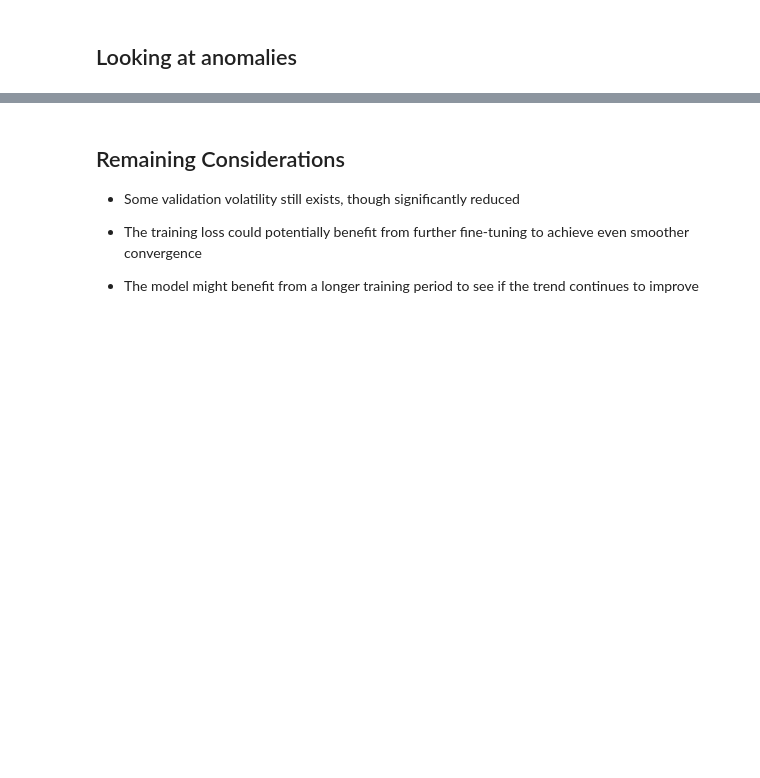
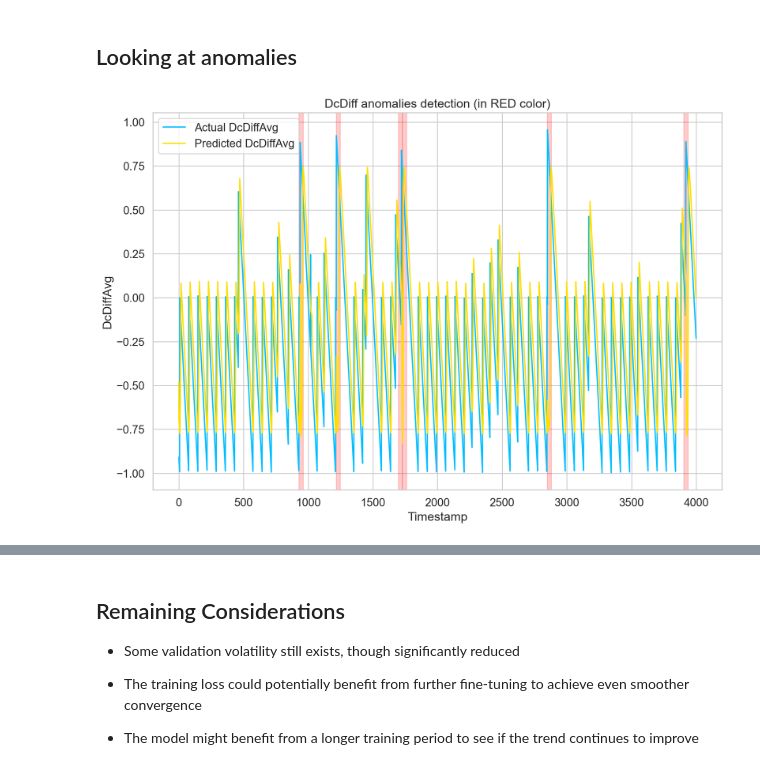
Before and after one commit to kyoungje/WMXAnomalyDetection, a Jupyter notebook: DcDiff_anomaly_detection.ipynb, the cells around one changed output, grey strips where cells are left out. Saved outputs shown, nothing was run; the diff lists cells and outputs as text; code cells hidden in the pictures; blank space fills up the shorter version.

```diff
--- a/DcDiff_anomaly_detection.ipynb
+++ b/DcDiff_anomaly_detection.ipynb
@@ -362,6 +439,6 @@ sns.histplot(losses, bins=50, kde=True).set_title("Loss histogram of train data"
 # %%
 # Choose a threshold by analyzing the loss histogram
-THRESHOLD = 0.25
+THRESHOLD = 0.22
 # %% [markdown]
 # Evaluation
 
@@ -422,23 +526,25 @@ flattened_predictions = np.concatenate(predictions)
 # %%
 X_LEN = 4000
 time_steps = [i for i in range(X_LEN)]
 
 plt.plot(time_steps, y_ab[:X_LEN], label='Actual DcDiffAvg')
 plt.plot(time_steps, flattened_predictions[:X_LEN], label='Predicted DcDiffAvg')
 
 batch_ranges = []
 
 for idx, loss in enumerate(pred_losses):
     if idx * batch_size > X_LEN:
         break
     if loss > THRESHOLD:
         batch_ranges.append((idx*batch_size, (idx+1)*batch_size))
 
 for start, end in batch_ranges:
     plt.axvspan(start, end, color='red', alpha=0.2)
 
 plt.xlabel('Timestamp')
 plt.ylabel('DcDiffAvg')
-plt.title('DcDiff anomalies (shown in Red)')
+plt.title('DcDiff anomalies detection (in RED color)')
 plt.legend()
 plt.show()
+# %% [output]
+[figure, added]
```
Also changed, not shown: parts of 33 cells of this notebook.
